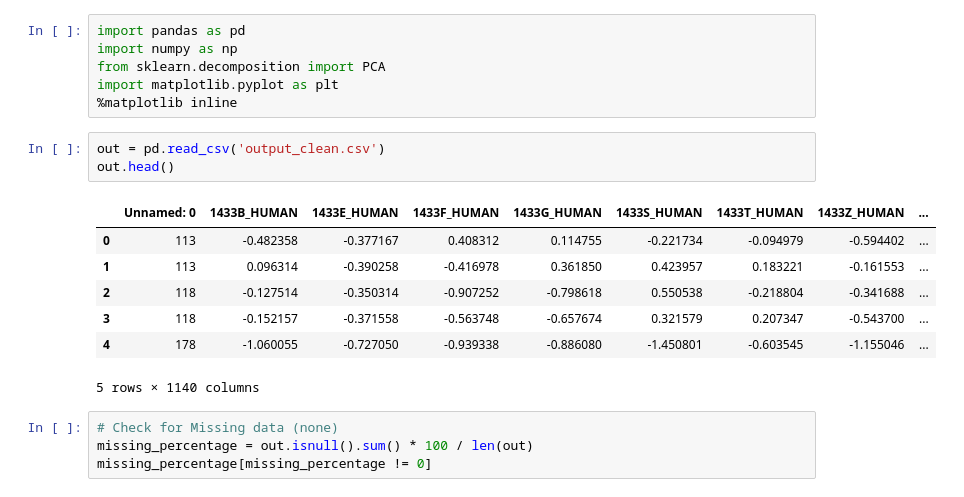
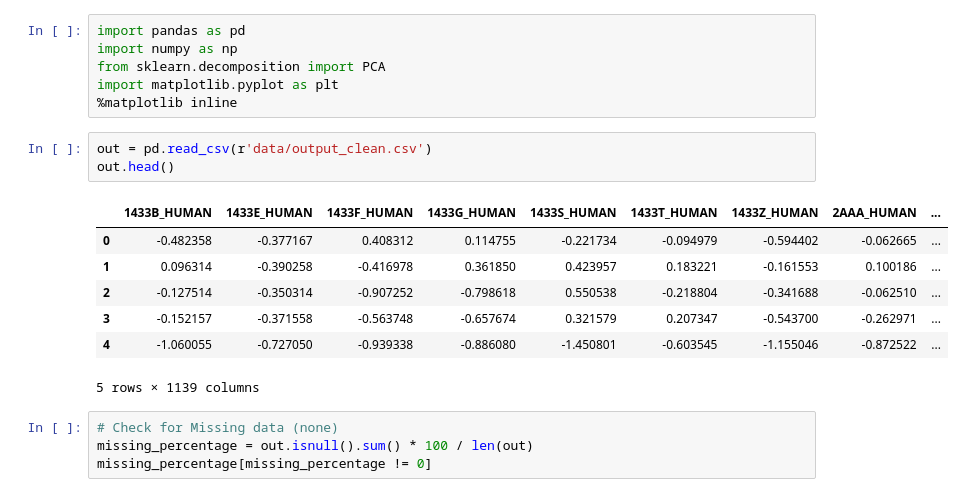
Before and after one commit to yjs1210/brain-depression-proteomic-analysis, a Jupyter notebook: Michelle_yimin_analysis.ipynb, the cells around one changed output. Saved outputs shown, nothing was run; the diff lists cells and outputs as text.

```diff
--- a/Michelle_yimin_analysis.ipynb
+++ b/Michelle_yimin_analysis.ipynb
@@ -7,16 +7,16 @@ from sklearn.decomposition import PCA
 import matplotlib.pyplot as plt
 %matplotlib inline
 # %%
-out = pd.read_csv('output_clean.csv')
+out = pd.read_csv(r'data/output_clean.csv')
 out.head()
 # %% [output]
-|  | Unnamed: 0 | 1433B_HUMAN | 1433E_HUMAN | 1433F_HUMAN | 1433G_HUMAN | 1433S_HUMAN | 1433T_HUMAN | 1433Z_HUMAN | ... |
-| 0 | 113 | -0.482358 | -0.377167 | 0.408312 | 0.114755 | -0.221734 | -0.094979 | -0.594402 | ... |
-| 1 | 113 | 0.096314 | -0.390258 | -0.416978 | 0.361850 | 0.423957 | 0.183221 | -0.161553 | ... |
-| 2 | 118 | -0.127514 | -0.350314 | -0.907252 | -0.798618 | 0.550538 | -0.218804 | -0.341688 | ... |
-| 3 | 118 | -0.152157 | -0.371558 | -0.563748 | -0.657674 | 0.321579 | 0.207347 | -0.543700 | ... |
-| 4 | 178 | -1.060055 | -0.727050 | -0.939338 | -0.886080 | -1.450801 | -0.603545 | -1.155046 | ... |
+|  | 1433B_HUMAN | 1433E_HUMAN | 1433F_HUMAN | 1433G_HUMAN | 1433S_HUMAN | 1433T_HUMAN | 1433Z_HUMAN | 2AAA_HUMAN | ... |
+| 0 | -0.482358 | -0.377167 | 0.408312 | 0.114755 | -0.221734 | -0.094979 | -0.594402 | -0.062665 | ... |
+| 1 | 0.096314 | -0.390258 | -0.416978 | 0.361850 | 0.423957 | 0.183221 | -0.161553 | 0.100186 | ... |
+| 2 | -0.127514 | -0.350314 | -0.907252 | -0.798618 | 0.550538 | -0.218804 | -0.341688 | -0.062510 | ... |
+| 3 | -0.152157 | -0.371558 | -0.563748 | -0.657674 | 0.321579 | 0.207347 | -0.543700 | -0.262971 | ... |
+| 4 | -1.060055 | -0.727050 | -0.939338 | -0.886080 | -1.450801 | -0.603545 | -1.155046 | -0.872522 | ... |
-5 rows × 1140 columns
+5 rows × 1139 columns
 # %%
 # Check for Missing data (none)
 missing_percentage = out.isnull().sum() * 100 / len(out)
```
Also changed, not shown: parts of 27 cells of this notebook.
